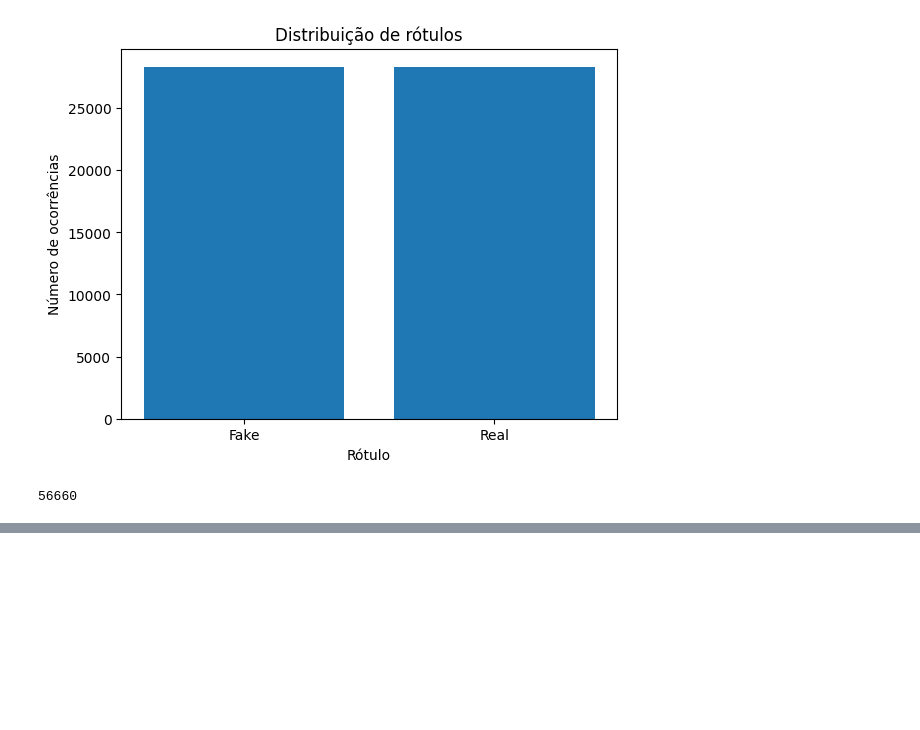
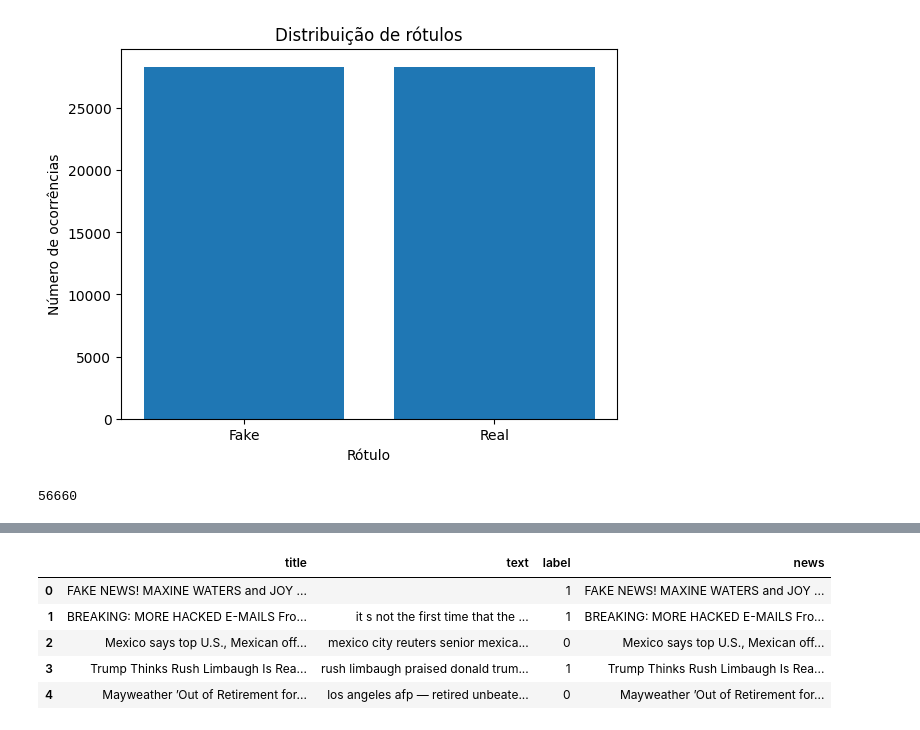
Before and after one commit to welitonlimaa/Deep-Learning-for-Fake-News-Detection, a Jupyter notebook: notebooks/dataprocessing.ipynb, the cells around one changed output, grey strips where cells are left out. Cells and saved outputs as stored; diff of their text form; code cells hidden in the pictures; blank space fills up the shorter version.

```diff
--- a/notebooks/dataprocessing.ipynb
+++ b/notebooks/dataprocessing.ipynb
@@ -147,0 +154,14 @@ df_balanced.shape[0]
+# %%
+from sklearn.feature_extraction.text import TfidfVectorizer  # vetoriza usando TF-IDF
+
+# juntamos título e texto na mesma coluna
+df_balanced['news'] = pd.concat([df_balanced['title'], df_balanced['text']], axis=1).apply(lambda x: ' '.join(x), axis=1)
+
+df_balanced.head()
+# %% [output]
+|  | title | text | label | news |
+| 0 | FAKE NEWS! MAXINE WATERS and JOY ... |  | 1 | FAKE NEWS! MAXINE WATERS and JOY ... |
+| 1 | BREAKING: MORE HACKED E-MAILS Fro... | it s not the first time that the ... | 1 | BREAKING: MORE HACKED E-MAILS Fro... |
+| 2 | Mexico says top U.S., Mexican off... | mexico city reuters senior mexica... | 0 | Mexico says top U.S., Mexican off... |
+| 3 | Trump Thinks Rush Limbaugh Is Rea... | rush limbaugh praised donald trum... | 1 | Trump Thinks Rush Limbaugh Is Rea... |
+| 4 | Mayweather ’Out of Retirement for... | los angeles afp — retired unbeate... | 0 | Mayweather ’Out of Retirement for... |
```
Also changed, not shown: parts of 3 cells of this notebook.
